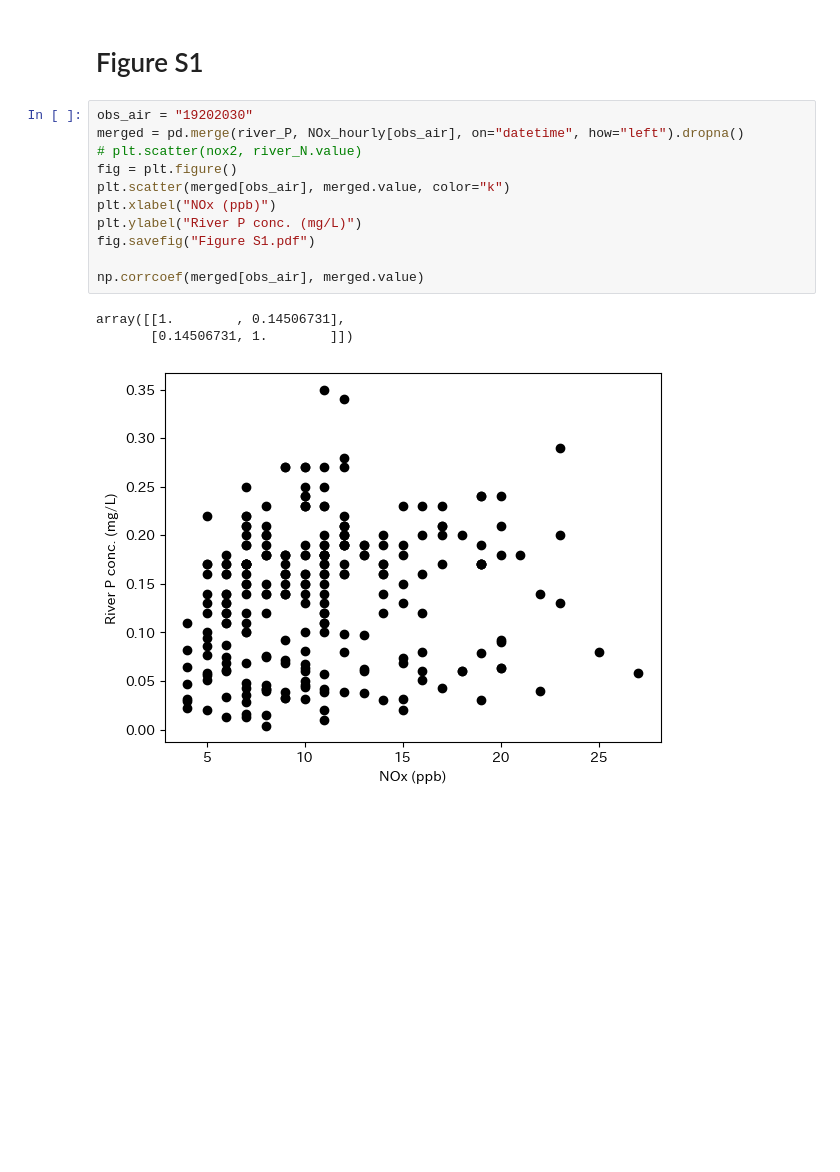
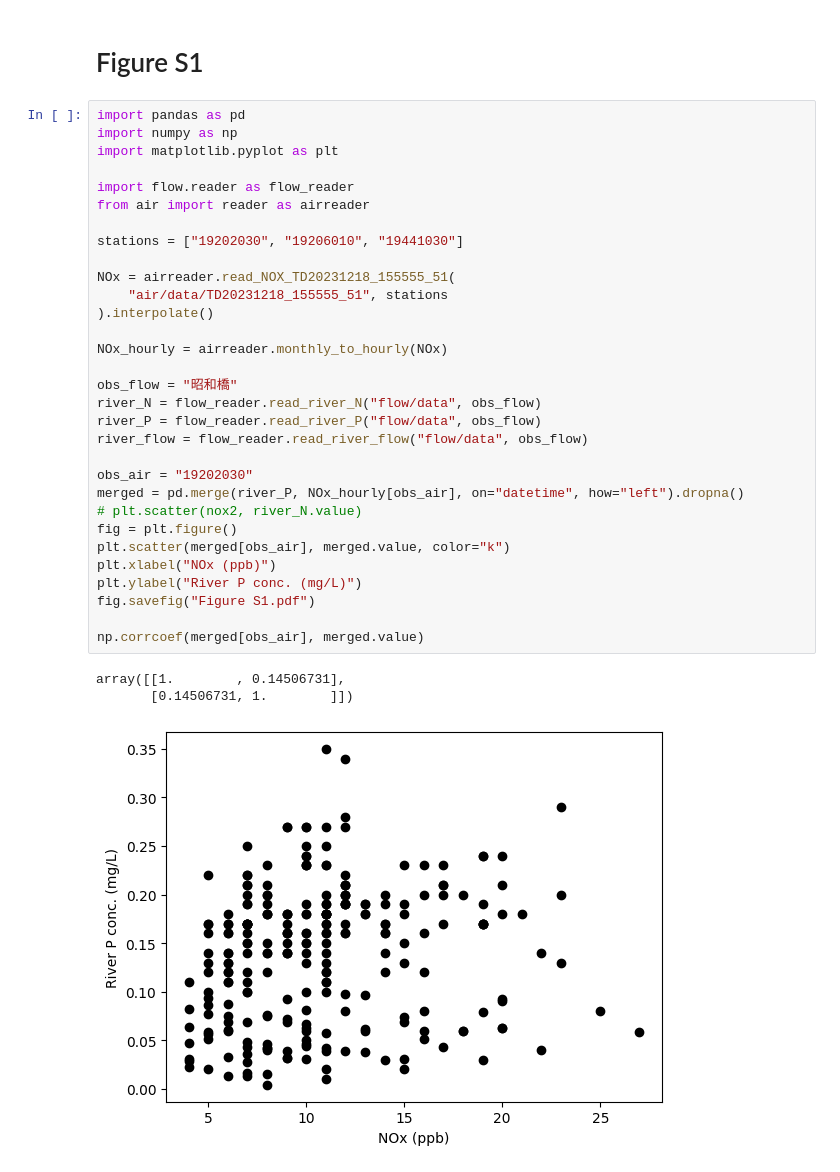
Before and after one commit to vitroid/KM2025, a Jupyter notebook: v4.ipynb, the cells around one changed output. Cells and saved outputs as stored; diff of their text form; blank space fills up the shorter version.

```diff
--- a/v4.ipynb
+++ b/v4.ipynb
@@ -1132,17 +783,37 @@ plt.show()
 # %% [markdown]
 # Figure S1
 # %%
+import pandas as pd
+import numpy as np
+import matplotlib.pyplot as plt
+
+import flow.reader as flow_reader
+from air import reader as airreader
+
+stations = ["19202030", "19206010", "19441030"]
+
+NOx = airreader.read_NOX_TD20231218_155555_51(
+    "air/data/TD20231218_155555_51", stations
+).interpolate()
+
+NOx_hourly = airreader.monthly_to_hourly(NOx)
+
+obs_flow = "昭和橋"
+river_N = flow_reader.read_river_N("flow/data", obs_flow)
+river_P = flow_reader.read_river_P("flow/data", obs_flow)
+river_flow = flow_reader.read_river_flow("flow/data", obs_flow)
+
 obs_air = "19202030"
 merged = pd.merge(river_P, NOx_hourly[obs_air], on="datetime", how="left").dropna()
 # plt.scatter(nox2, river_N.value)
 fig = plt.figure()
 plt.scatter(merged[obs_air], merged.value, color="k")
 plt.xlabel("NOx (ppb)")
 plt.ylabel("River P conc. (mg/L)")
 fig.savefig("Figure S1.pdf")
 
 np.corrcoef(merged[obs_air], merged.value)
 # %% [output]
 array([[1.        , 0.14506731],
        [0.14506731, 1.        ]])
-[figure, old version]
+[figure, new version]
```
Also changed, not shown: parts of 19 cells of this notebook.
